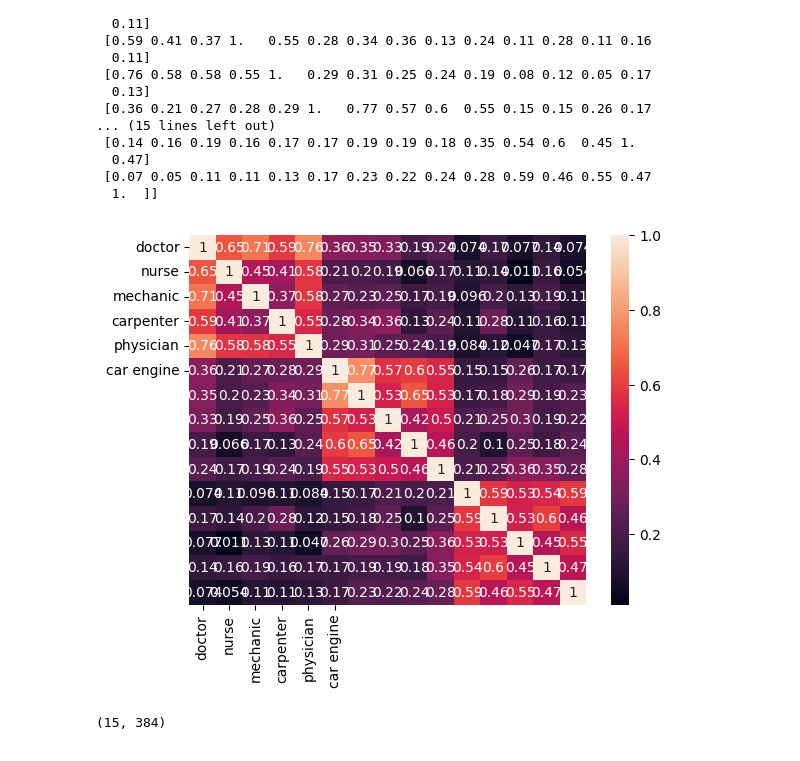
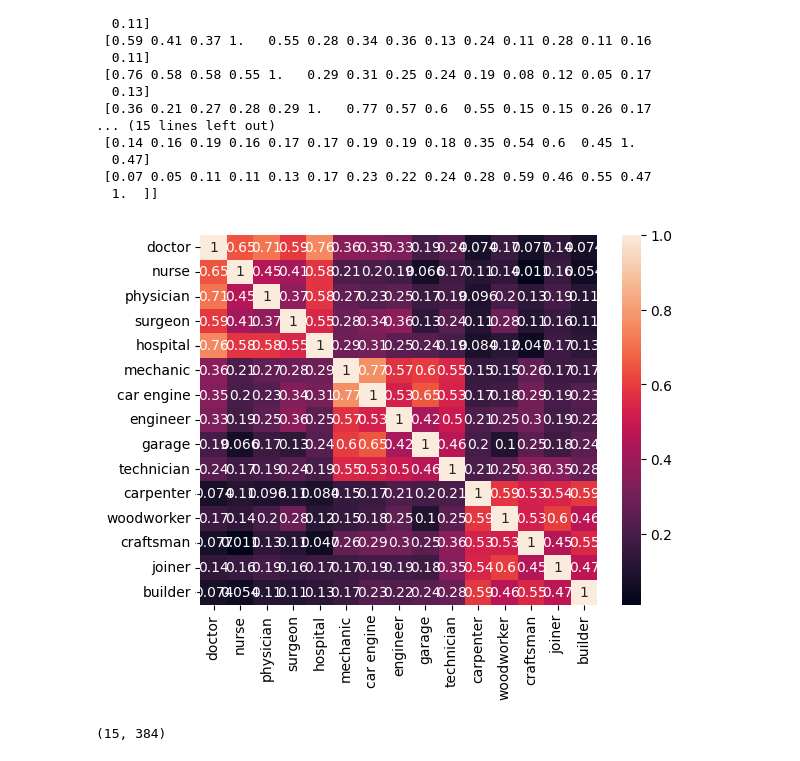
Before and after one commit to Peeyusj/week20_embeddings, a Jupyter notebook: week20_embeddings.ipynb, the cells around one changed output. Saved outputs shown, nothing was run; the diff lists cells and outputs as text; code cells hidden in the pictures.

```diff
--- a/week20_embeddings.ipynb
+++ b/week20_embeddings.ipynb
@@ -103,12 +103,16 @@ print(similarity_matrix.round(2))
 # %%
 import matplotlib.pyplot as plt
 import seaborn as sns
 
-labels = ["doctor", "nurse", "mechanic", "carpenter", "physician", "car engine"]
+labels = [
+    "doctor", "nurse", "physician", "surgeon", "hospital",
+    "mechanic", "car engine", "engineer", "garage", "technician",
+    "carpenter", "woodworker", "craftsman", "joiner", "builder"
+]
 sns.heatmap(similarity_matrix, annot= True, xticklabels=labels, yticklabels=labels)
 plt.show()
 # %% [output]
-[figure, old version]
+[figure, new version]
 # %%
 embeddings = model.encode(sentences)
 print(embeddings.shape)
```
Also changed, not shown: parts of 5 cells of this notebook.
